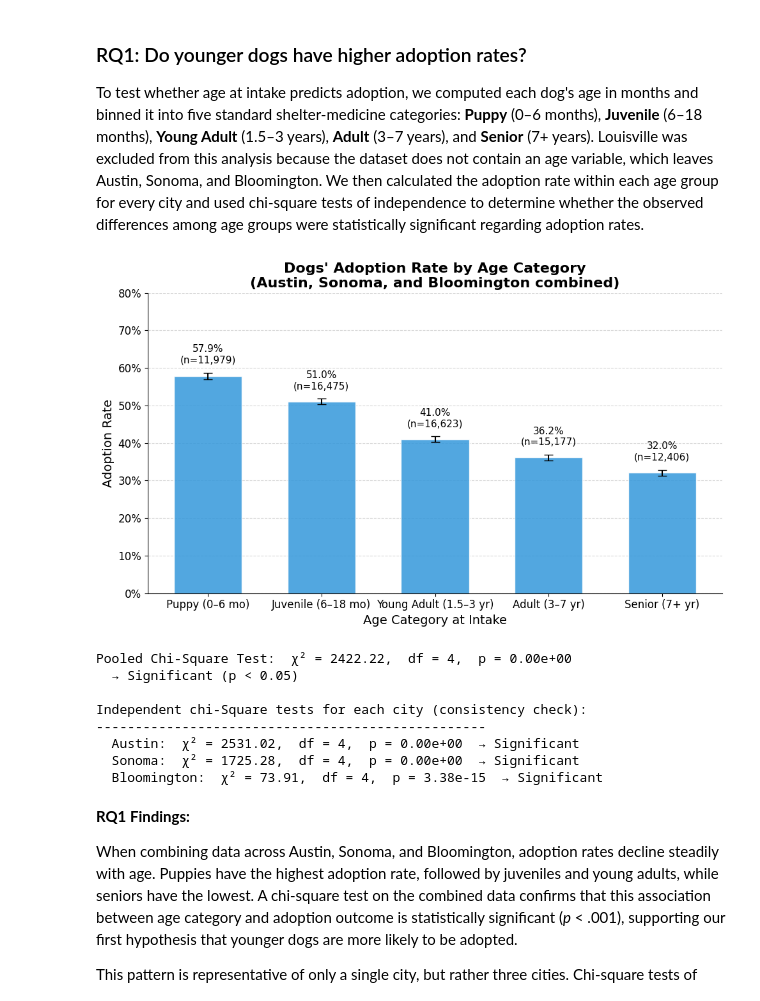
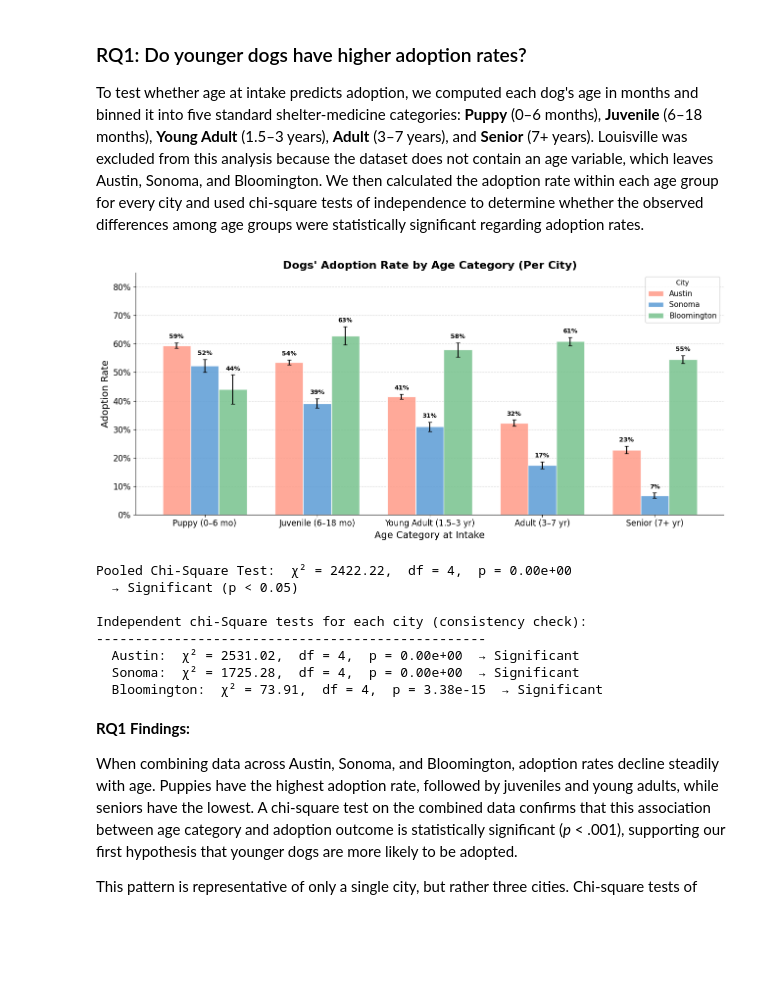
Before and after one commit to COGS108/Group143_WI26, a Jupyter notebook: 03-FinalProject.ipynb, the cells around one changed output. Drawn from its saved outputs; the diff is of its cells as text; code cells hidden in the pictures; blank space fills up the shorter version.

Commit message:
updated RQ 1 bar chart

```diff
--- a/03-FinalProject.ipynb
+++ b/03-FinalProject.ipynb
@@ -210,59 +210,61 @@ rq1 = pd.concat([
                      "Bloomington", "age_mo", "movementtype", "Adoption", "speciesname", "Dog"),
 ], ignore_index=True)
 
-# --- Pooled bar chart: adoption rate by age category across all three cities combined ---
+# --- Grouped bar chart: adoption rate by age category, one bar per city ---
 CITY_ORDER = ["Austin", "Sonoma", "Bloomington"]
 AGE_LABELS_FLAT = [l.replace("\n", " ") for l in AGE_LABELS]
+CITY_COLORS = {"Austin": "#ff9a87", "Sonoma": "#5B9BD5", "Bloomington": "#77C28D"}
 
-# Compute adoption rate and sample size for each age bin (all cities pooled)
-pooled = rq1.groupby("age_category", observed=True)["adopted"].agg(["mean", "count"]).reindex(AGE_LABELS)
-# Standard error of a binomial proportion for 95% CI error bars
-pooled["se"] = np.sqrt(pooled["mean"] * (1 - pooled["mean"]) / pooled["count"])
+rates = rq1.groupby(["city", "age_category"], observed=True)["adopted"].agg(["mean", "count"]).reset_index()
+rates["se"] = np.sqrt(rates["mean"] * (1 - rates["mean"]) / rates["count"])
 
-fig, ax = plt.subplots(figsize=(10, 6))
+fig, ax = plt.subplots(figsize=(13, 6))
 x = np.arange(len(AGE_LABELS))
+n_cities = len(CITY_ORDER)
+w = 0.25
 
-bars = ax.bar(x, pooled["mean"], yerr=pooled["se"] * 1.96,
-              color="#3498db", edgecolor="white", capsize=5, alpha=0.85, width=0.6)
+for i, city in enumerate(CITY_ORDER):
+    sub = rates[rates["city"] == city].set_index("age_category").reindex(AGE_LABELS)
+    bars = ax.bar(x + i * w, sub["mean"], w, yerr=sub["se"] * 1.96,
+                  label=city, color=CITY_COLORS[city], edgecolor="white", capsize=3, alpha=0.85)
+    for j, (rate, n) in enumerate(zip(sub["mean"], sub["count"])):
+        ax.text(x[j] + i * w, rate + sub["se"].iloc[j] * 1.96 + 0.01,
+                f"{rate:.0%}", ha="center", va="bottom", fontsize=9, fontweight="bold")
 
-# Label each bar with the adoption rate and sample size
-for i, (rate, n) in enumerate(zip(pooled["mean"], pooled["count"])):
-    ax.text(i, rate + pooled["se"].iloc[i] * 1.96 + 0.02,
-            f"{rate:.1%}\n(n={int(n):,})", ha="center", va="bottom", fontsize=11)
-
-ax.set_xticks(x)
+ax.set_xticks(x + w)
 ax.set_xticklabels(AGE_LABELS_FLAT, fontsize=12)
 ax.set_xlabel("Age Category at Intake", fontsize=14)
 ax.set_ylabel("Adoption Rate", fontsize=14)
-ax.set_ylim(0, 0.80)
+ax.set_ylim(0, 0.85)
 ax.yaxis.set_major_formatter(mtick.PercentFormatter(xmax=1, decimals=0))
 ax.tick_params(axis="y", labelsize=12)
-ax.set_title("Dogs' Adoption Rate by Age Category\n(Austin, Sonoma, and Bloomington combined)",
+ax.set_title("Dogs' Adoption Rate by Age Category (Per City)",
              fontsize=16, fontweight="bold")
+ax.legend(title="City", fontsize=11)
 ax.yaxis.grid(True, linestyle="--", alpha=0.5)
 ax.set_axisbelow(True)
 sns.despine()
 plt.tight_layout()
 plt.savefig("results/rq1_adoption_by_age.png", dpi=150, bbox_inches="tight")
 plt.show()
 
 # --- Chi-square test on the pooled data ---
 # H0: age category and adoption outcome are independent (no association)
 # A small p-value (< 0.05) means we reject H0 and conclude they are associated
 ct_pooled = pd.crosstab(rq1["age_category"], rq1["adopted"])
 chi2, p, dof, _ = stats.chi2_contingency(ct_pooled)
 print(f"Pooled Chi-Square Test:  χ² = {chi2:.2f},  df = {dof},  p = {p:.2e}")
 print(f"  → {'Significant' if p < 0.05 else 'Not significant'} (p {'<' if p < 0.05 else '>='} 0.05)")
 
 # Confirm the pattern holds within each city individually
 print("\nIndependent chi-Square tests for each city (consistency check):")
 print("-" * 50)
 for city in CITY_ORDER:
     ct = pd.crosstab(rq1[rq1["city"]==city]["age_category"], rq1[rq1["city"]==city]["adopted"])
     chi2, p, dof, _ = stats.chi2_contingency(ct)
     print(f"  {city}:  χ² = {chi2:.2f},  df = {dof},  p = {p:.2e}  → {'Significant' if p < 0.05 else 'Not significant'}")
 # %% [output]
-[figure, old version]
+[figure, new version]
 Pooled Chi-Square Test:  χ² = 2422.22,  df = 4,  p = 0.00e+00
   → Significant (p < 0.05)
 
```
Also changed, not shown: 1 other file.
